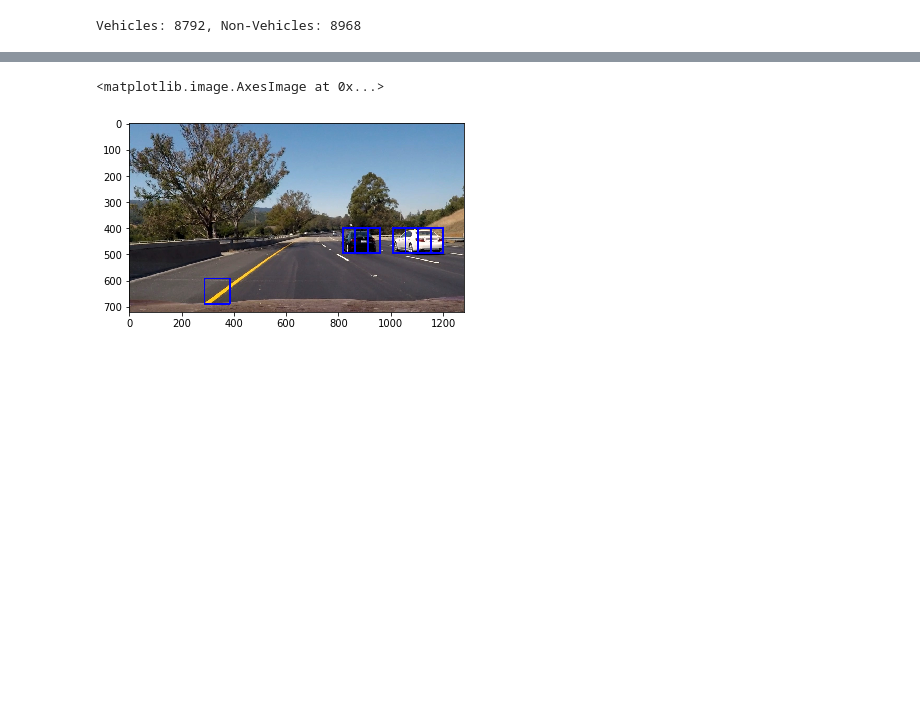
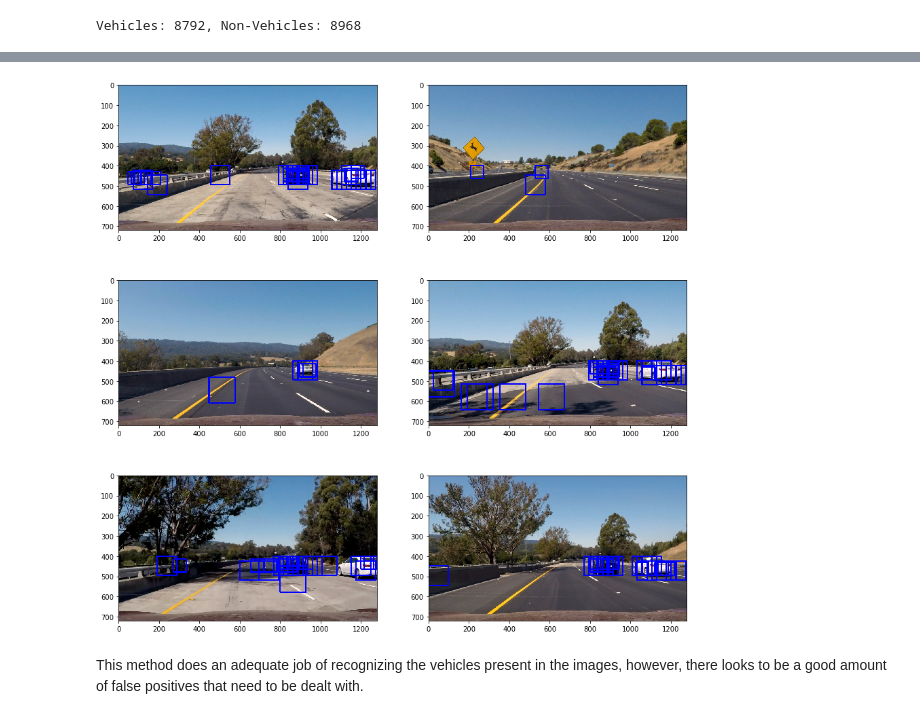
Before and after one commit to kmlee17/CarND-Vehicle-Detection, a Jupyter notebook: vehicle_detection.ipynb, the cells around one changed output, grey strips where cells are left out. Drawn from its saved outputs; the diff is of its cells as text; code cells hidden in the pictures; blank space fills up the shorter version.

```diff
--- a/vehicle_detection.ipynb
+++ b/vehicle_detection.ipynb
@@ -175,11 +133,12 @@ def draw_boxes(img, bboxes, color=(0, 0, 255), thick=6):
 # %%
 def find_cars(img, ystart, ystop, scale, svc, X_scaler, orient, pix_per_cell, cell_per_block, spatial_size, hist_bins):
 
+    boxes = []
     draw_img = np.copy(img)
     img = img.astype(np.float32)/255
 
     img_tosearch = img[ystart:ystop,:,:]
-    ctrans_tosearch = convert_color(img_tosearch, conv='RGB2YCrCb')
+    ctrans_tosearch = convert_color(img_tosearch, conv='RGB2YUV')
     if scale != 1:
         imshape = ctrans_tosearch.shape
         ctrans_tosearch = cv2.resize(ctrans_tosearch, (np.int(imshape[1]/scale), np.int(imshape[0]/scale)))
@@ -234,6 +193,7 @@ def find_cars(img, ystart, ystop, scale, svc, X_scaler, orient, pix_per_cell, ce
                 xbox_left = np.int(xleft*scale)
                 ytop_draw = np.int(ytop*scale)
                 win_draw = np.int(window*scale)
-                cv2.rectangle(draw_img,(xbox_left, ytop_draw+ystart),(xbox_left+win_draw,ytop_draw+win_draw+ystart),(0,0,255),6)
+                boxes.append(((int(xbox_left), int(ytop_draw+ystart)),(int(xbox_left+win_draw),int(ytop_draw+win_draw+ystart))))
+                #cv2.rectangle(draw_img,(xbox_left, ytop_draw+ystart),(xbox_left+win_draw,ytop_draw+win_draw+ystart),(0,0,255),6)
 
-    return draw_img
+    return boxes
@@ -471,25 +296,0 @@ print(round(time.time()-t, 2), 'Seconds to process test images')
-# %%
-image = mpimg.imread('test_images/test6.jpg')
-draw_image = np.copy(image)
-
-# Uncomment the following line if you extracted training
-# data from .png images (scaled 0 to 1 by mpimg) and the
-# image you are searching is a .jpg (scaled 0 to 255)
-image = image.astype(np.float32)/255
-
-windows = slide_window(image, x_start_stop=[None, None], y_start_stop=y_start_stop,
-                    xy_window=(96, 96), xy_overlap=(0.5, 0.5))
-
-hot_windows = search_windows(image, windows, svc, X_scaler, color_space=color_space,
-                        spatial_size=spatial_size, hist_bins=hist_bins,
-                        orient=orient, pix_per_cell=pix_per_cell,
-                        cell_per_block=cell_per_block,
-                        hog_channel=hog_channel, spatial_feat=spatial_feat,
-                        hist_feat=hist_feat, hog_feat=hog_feat)
-
-window_img = draw_boxes(draw_image, hot_windows, color=(0, 0, 255), thick=6)
-
-plt.imshow(window_img)
-# %% [output]
-<matplotlib.image.AxesImage at 0x...>
-[figure, removed]
@@ -495,0 +308,35 @@ plt.imshow(window_img)
+# %%
+# Function to show the test images in a subplot
+def show_images(images, cmap=None):
+    fig, ax = plt.subplots(3, 2, figsize=(15, 15))
+    ax = ax.ravel()
+    for i, img in enumerate(images):
+        ax[i].imshow(img, cmap=cmap)
+# %%
+def sliding_windows(img, clf, X_scaler, orient, pix_per_cell, cell_per_block, spatial_size, hist_bins):
+    bboxes = []
+    bboxes += find_cars(img, 400, 500, 1.0, clf, X_scaler, orient, pix_per_cell, cell_per_block, spatial_size, hist_bins)
+    #bboxes += find_cars(img, 450, 550, 1.0, clf, X_scaler, orient, pix_per_cell, cell_per_block, spatial_size, hist_bins)
+    bboxes += find_cars(img, 400, 550, 1.5, clf, X_scaler, orient, pix_per_cell, cell_per_block, spatial_size, hist_bins)
+    #bboxes += find_cars(img, 450, 650, 1.5, clf, X_scaler, orient, pix_per_cell, cell_per_block, spatial_size, hist_bins)
+    bboxes += find_cars(img, 450, 650, 2.0, clf, X_scaler, orient, pix_per_cell, cell_per_block, spatial_size, hist_bins)
+    bboxes += find_cars(img, 500, 650, 2.5, clf, X_scaler, orient, pix_per_cell, cell_per_block, spatial_size, hist_bins)
+    img_rects = draw_boxes(img, bboxes)
+    return img_rects
+
+# sliding_windows_img = mpimg.imread('./test_images/test2.jpg')
+# sliding_windows(sliding_windows_img, svc, X_scaler, orient, pix_per_cell, cell_per_block, spatial_size, hist_bins)
+# %%
+images_location = glob.glob('test_images/*.jpg')
+detect_images = []
+
+for img_path in images_location:
+    img = mpimg.imread(img_path)
+    windows_img = sliding_windows(img, svc, X_scaler, orient, pix_per_cell, cell_per_block, spatial_size, hist_bins)
+    detect_images.append(windows_img)
+
+show_images(detect_images)
+# %% [output]
+[figure, added]
+# %% [markdown]
+This method does an adequate job of recognizing the vehicles present in the images, however, there looks to be a good amount of false positives that need to be dealt with.
```
Also changed, not shown: parts of 10 cells of this notebook, 1 other file.
